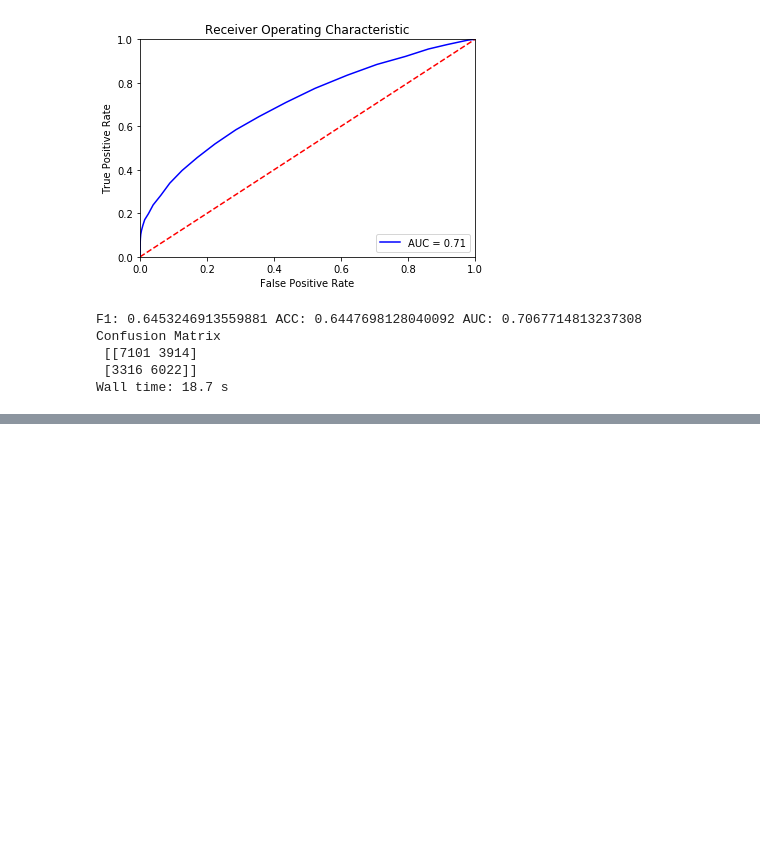
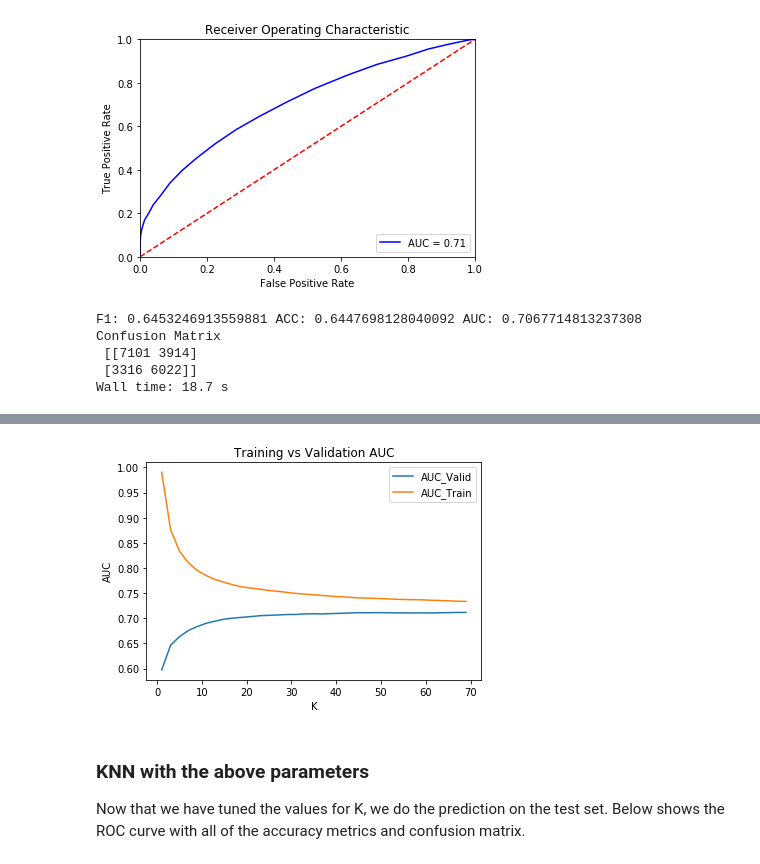
Before and after one commit to mltran2017/MSDS7331, a Jupyter notebook: notebook/Lab2/7331_ZG_KNN_tmp2.ipynb, the cells around one changed output, grey strips where cells are left out. Saved outputs shown, nothing was run; the diff lists cells and outputs as text; code cells hidden in the pictures; blank space fills up the shorter version.

```diff
--- a/notebook/Lab2/7331_ZG_KNN_tmp2.ipynb
+++ b/notebook/Lab2/7331_ZG_KNN_tmp2.ipynb
@@ -332,0 +362,20 @@ Wall time: 18.7 s
+# %%
+%%time
+# creating odd list of K for KNN
+myList = list(range(50,70))
+# subsetting just the odd ones
+neighbors = filter(lambda x: x % 2 != 0, myList)
+
+# empty list that will hold cv scores
+scores1 = pd.DataFrame(columns = ["K", "AUC_Train", "AUC_Valid"])
+
+i = 0
+for k in neighbors:
+    clf = KNeighborsClassifier(n_neighbors = k)
+    clf.fit(x_t, y_t)
+
+    #AUC
+    auc_t = roc_auc_score(y_t, clf.predict_proba(x_t)[:,1])
+    auc_v = roc_auc_score(y_v, clf.predict_proba(x_v)[:,1])
+    scores1.loc[i] = [k, auc_t, auc_v]
+    i = i+1
@@ -332,0 +385,18 @@ Wall time: 18.7 s
+# %%
+df_scores_0_70 = pd.concat([scores, scores1])
+df_scores_0_70.columns = ["K", "AUC_Train", "AUC_Valid"]
+
+plt.plot(df_scores_0_70.K, df_scores_0_70.AUC_Valid)
+plt.plot(df_scores_0_70.K, df_scores_0_70.AUC_Train)
+
+plt.xlabel('K')
+plt.ylabel('AUC')
+plt.legend()
+plt.title('Training vs Validation AUC')
+
+plt.show()
+# %% [output]
+[figure, added]
+# %% [markdown]
+### KNN with the above parameters
+Now that we have tuned the values for K, we do the prediction on the test set. Below shows the ROC curve with all of the accuracy metrics and confusion matrix.
```
Also changed, not shown: parts of 9 cells of this notebook.
